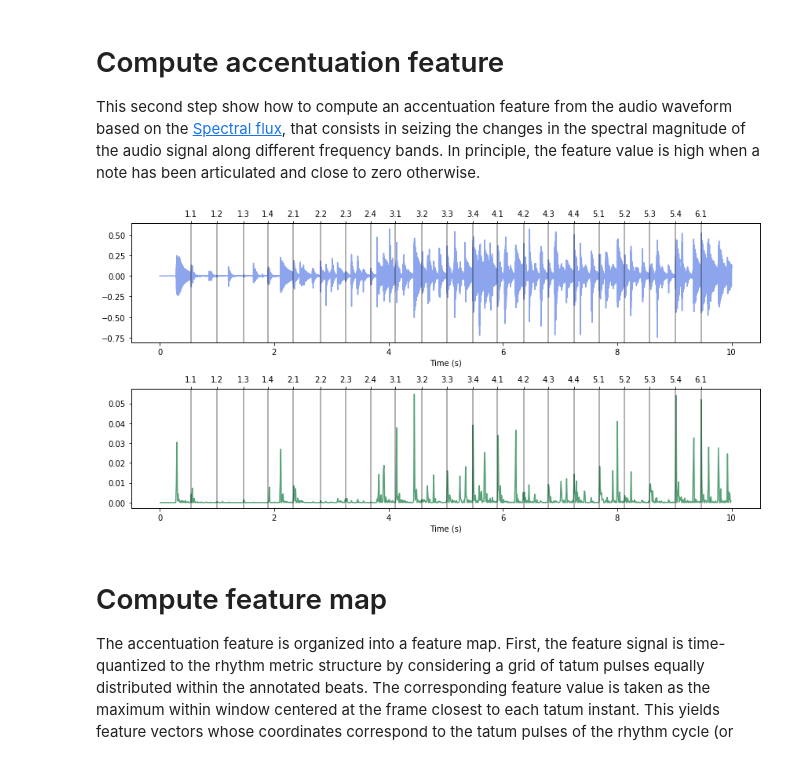
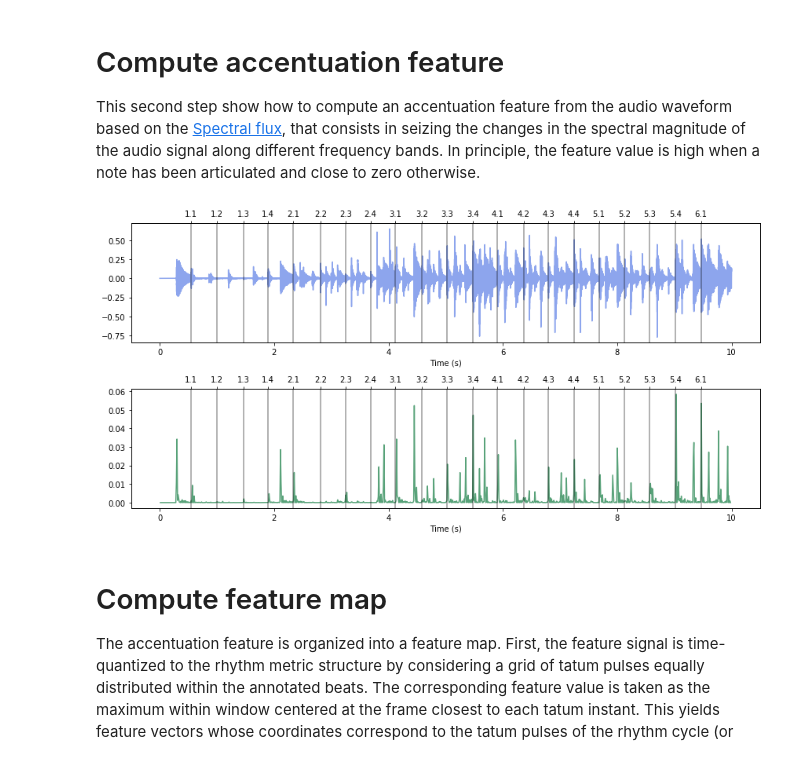
Before and after one commit to mrocamora/carat, a Jupyter notebook: examples/carat_rhythmic_patterns_demo.ipynb, the cells around one changed output. Saved outputs shown, nothing was run; the diff lists cells and outputs as text; code cells hidden in the pictures.

````diff
--- a/examples/carat_rhythmic_patterns_demo.ipynb
+++ b/examples/carat_rhythmic_patterns_demo.ipynb
@@ -39,7 +39,7 @@ audio_path = carat.util.example_audio_file(num_file=1)
 # audio_path = '/path/to/your/file/my-recording.wav'
 
 # load audio file
-y, sr = carat.audio.load(audio_path)
+y, sr = carat.audio.load(audio_path, sr=None)
 
 # time corresponding to the audio signal
 time = np.arange(0, y.size)/sr
@@ -55,7 +55,7 @@ carat.audio.load(audio_path, sr=None)
 ```
 # %%
 # to plot audio waveform let's load only 10 seconds of the same audio file
-y_short, sr = carat.audio.load(audio_path, duration=10.0)
+y_short, sr = carat.audio.load(audio_path, sr=None, duration=10.0)
 
 plt.figure(figsize=(12,6))
 ax1 = plt.subplot(2, 1, 1)
@@ -115,20 +115,20 @@ plt.tight_layout()
 # Compute accentuation feature
 This second step show how to compute an accentuation feature from the audio waveform based on the [Spectral flux](https://en.wikipedia.org/wiki/Spectral_flux), that consists in seizing the changes in the spectral magnitude of the audio signal along different frequency bands. In principle, the feature value is high when a note has been articulated and close to zero otherwise.
 # %%
-# We focus on the low frequency band (20 to 250 Hz), to get the rhythmic patterns of the low sounding drum (piano)
-acce, times, _ = carat.features.accentuation_feature(y_short, sr, minfreq=20, maxfreq=250)
+# We focus on the low frequency band (20 to 200 Hz), to get the rhythmic patterns of the low sounding drum (piano)
+acce, times, _ = carat.features.accentuation_feature(y_short, sr, minfreq=20, maxfreq=200)
 
 # plot waveform and accentuation feature
 plt.figure(figsize=(12,6))
 # plot waveform
 ax1 = plt.subplot(2, 1, 1)
 carat.display.wave_plot(y_short, sr, ax=ax1, beats=beats, beat_labs=beat_labs)
 # plot accentuation feature
 ax2 = plt.subplot(2, 1, 2, sharex=ax1)
 carat.display.feature_plot(acce, times, ax=ax2, beats=beats, beat_labs=beat_labs)
 plt.tight_layout()
 # %% [output]
-[figure, old version]
+[figure, new version]
 # %% [markdown]
 # Compute feature map
 
````
Also changed, not shown: parts of 9 cells of this notebook, 3 other files.
